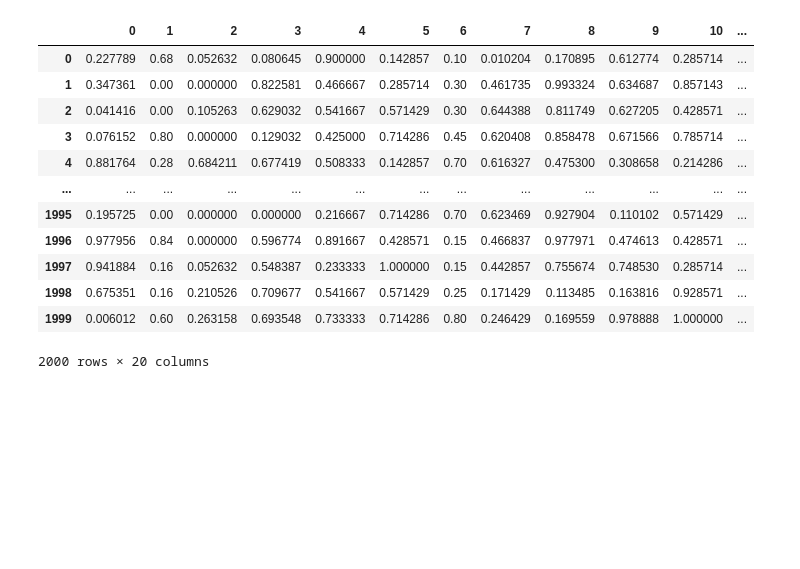
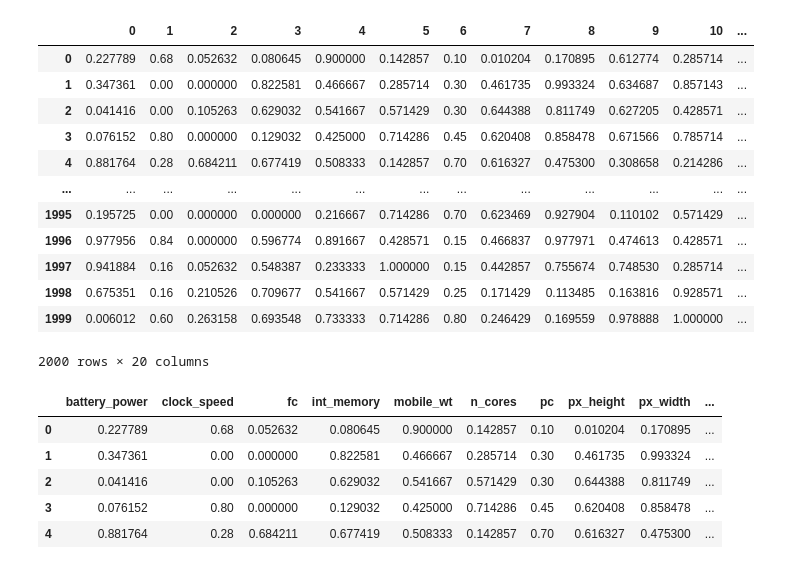
Before and after one commit to Rizan012/mobile-price-range-predictor, a Jupyter notebook: ScaledDataSet.ipynb, the cells around one changed output. Saved outputs shown, nothing was run; the diff lists cells and outputs as text; code cells hidden in the pictures; blank space fills up the shorter version.

```diff
--- a/ScaledDataSet.ipynb
+++ b/ScaledDataSet.ipynb
@@ -71,5 +71,14 @@ data_scaled
 2000 rows × 20 columns
 # %%
 data_scaled.rename(columns={0:'battery_power', 1:'clock_speed', 2:'fc', 3:'int_memory', 4:'mobile_wt',5:'n_cores', 6:'pc', 7:'px_height', 8:'px_width', 9:'ram',10: 'sc_h',11:'sc_w',12:'talk_time'},inplace=True)
+# %%
+data_scaled.head()
+# %% [output]
+|  | battery_power | clock_speed | fc | int_memory | mobile_wt | n_cores | pc | px_height | px_width | ... |
+| 0 | 0.227789 | 0.68 | 0.052632 | 0.080645 | 0.900000 | 0.142857 | 0.10 | 0.010204 | 0.170895 | ... |
+| 1 | 0.347361 | 0.00 | 0.000000 | 0.822581 | 0.466667 | 0.285714 | 0.30 | 0.461735 | 0.993324 | ... |
+| 2 | 0.041416 | 0.00 | 0.105263 | 0.629032 | 0.541667 | 0.571429 | 0.30 | 0.644388 | 0.811749 | ... |
+| 3 | 0.076152 | 0.80 | 0.000000 | 0.129032 | 0.425000 | 0.714286 | 0.45 | 0.620408 | 0.858478 | ... |
+| 4 | 0.881764 | 0.28 | 0.684211 | 0.677419 | 0.508333 | 0.142857 | 0.70 | 0.616327 | 0.475300 | ... |
 # %%
 data_scaled.to_csv("ScaledDataSet.csv",index=False)
```
Also changed, not shown: parts of 1 cell of this notebook, 1 other file.
